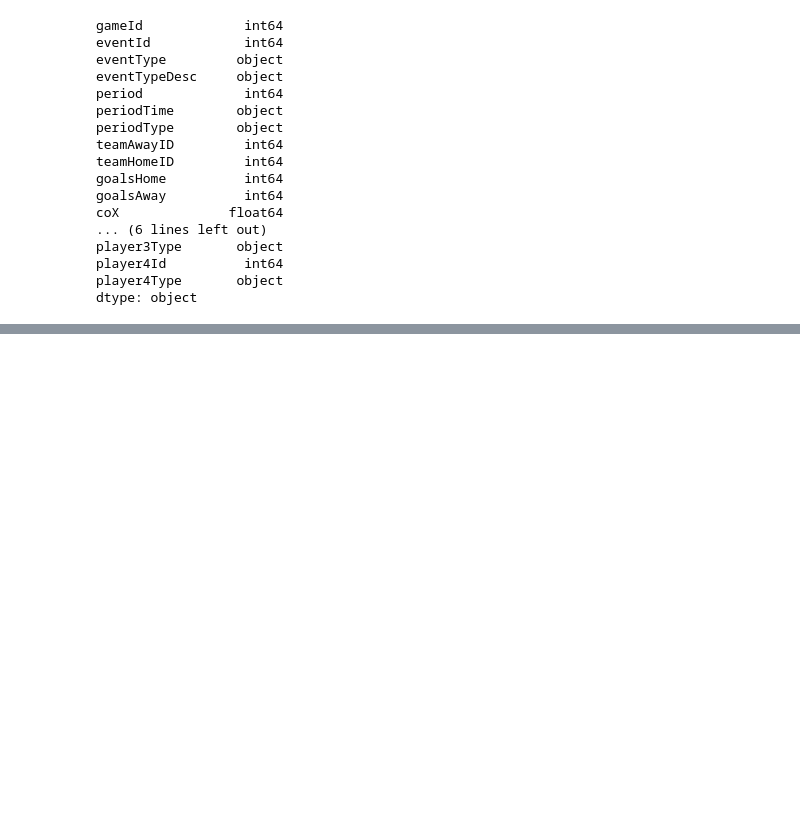
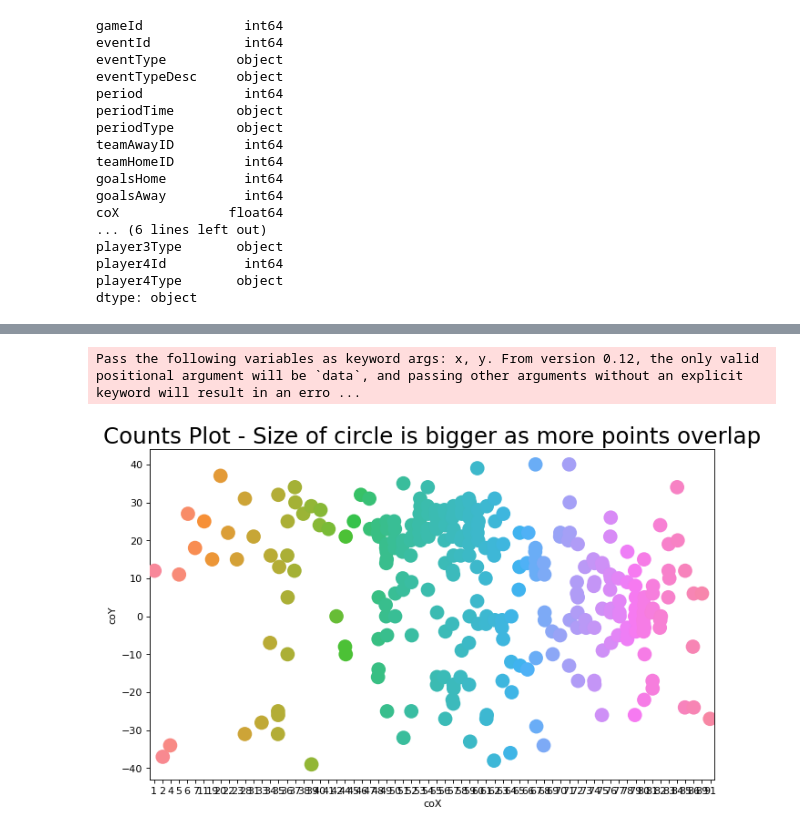
Before and after one commit to szonja126/NHL-Diplomamunka, a Jupyter notebook: readcsv.ipynb, the cells around one changed output, grey strips where cells are left out. Cells and saved outputs as stored; diff of their text form; code cells hidden in the pictures; blank space fills up the shorter version.

```diff
--- a/readcsv.ipynb
+++ b/readcsv.ipynb
@@ -523,0 +297,14 @@ OverflowError: int too big to convert
+# %%
+df_counts = X.groupby(['coY', 'coX']).size().reset_index(name='counts')
+# Draw Stripplot
+fig, ax = plt.subplots(figsize=(10,6), dpi= 80)
+sb.stripplot(df_counts.coX, df_counts.coY, sizes=df_counts.counts*200, ax=ax)
+
+# Decorations
+plt.title('Counts Plot - Size of circle is bigger as more points overlap', fontsize=22)
+#plt.xlim(0,100)
+#plt.ylim(-42.5,42.5)
+plt.show()
+# %% [output]
+Pass the following variables as keyword args: x, y. From version 0.12, the only valid positional argument will be `data`, and passing other arguments without an explicit keyword will result in an erro ...
+[figure, added]
```
Also changed, not shown: parts of 44 cells of this notebook, 1 other file.
